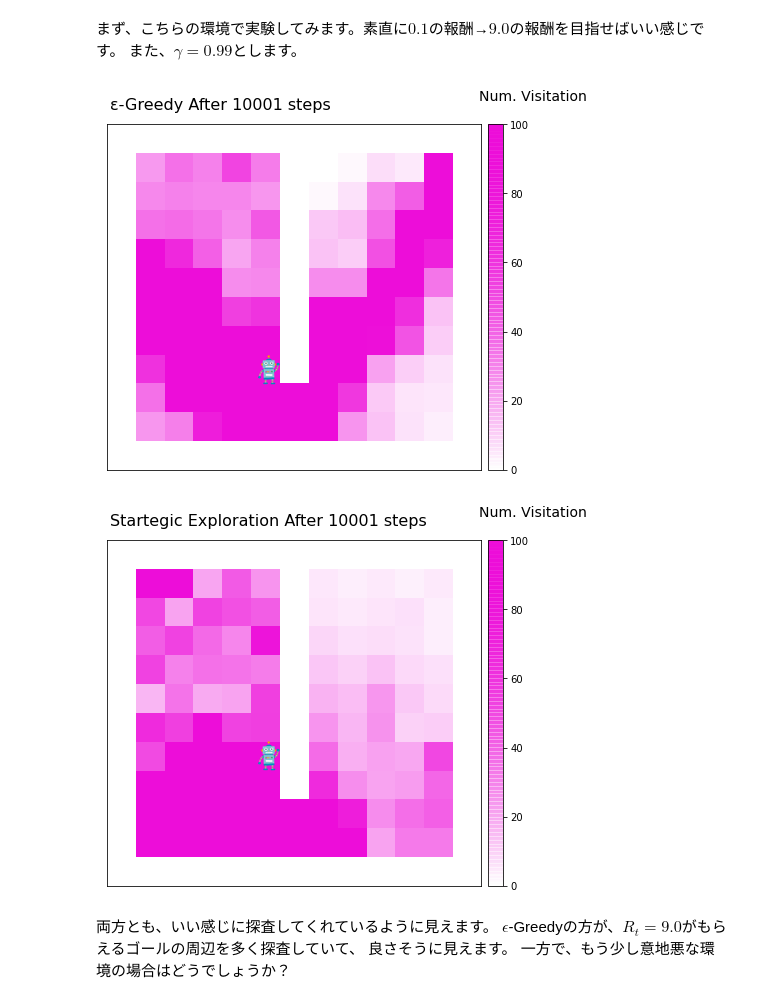
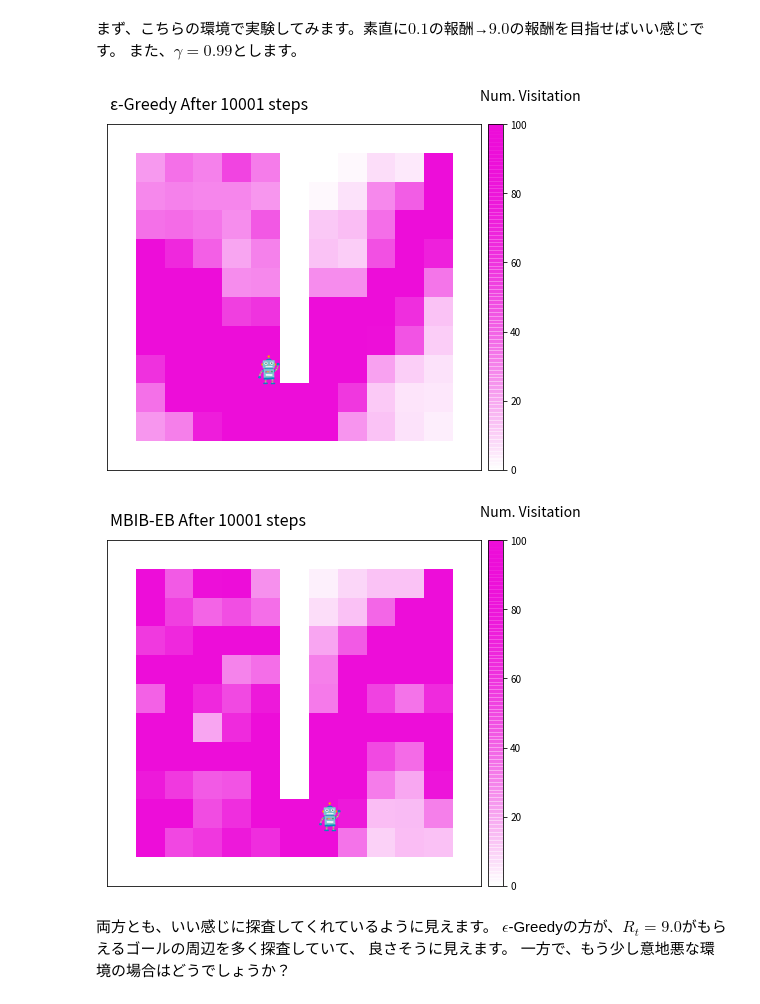
Before and after one commit to kngwyu/rlog, a Jupyter notebook: _notebooks/2020-12-22-understanding-what-makes-rl-difficult.ipynb, the cells around one changed output. Drawn from its saved outputs; the diff is of its cells as text; code cells hidden in the pictures.

Commit message:
Modify the notebook to produce thesis figures

```diff
--- a/_notebooks/2020-12-22-understanding-what-makes-rl-difficult.ipynb
+++ b/_notebooks/2020-12-22-understanding-what-makes-rl-difficult.ipynb
@@ -621,7 +655,7 @@ def plot_piv_heatmap(
     ax.zaxis.set_major_formatter('{x:.01f}')
     ax.set_xlabel(xlabel, fontsize=14)
     ax.set_ylabel(ylabel, fontsize=14)
-    ax.set_zlabel("∑Vπ", fontsize=14, horizontalalignment="right")
+    ax.set_zlabel("J(π)", fontsize=14, horizontalalignment="right")
     ax.set_title(title, fontsize=15)
     return ax
 
@@ -652,17 +702,18 @@ mdp4 = ChainMDP(
 )
 width, height = mdp4.figure_shape()
 fig = plt.figure("MDP4-pi-vis", (width * 1.25, height))
-mdp_ax = fig.add_axes([0.42, 0.0, 1.0, 1.0])
-_ = mdp4.show("MDP4", ax=mdp_ax)
+mdp_ax = fig.add_axes([0.45, 0.0, 1.0, 1.0])
+_ = mdp4.show("J(π)が凹関数にならないMDP", ax=mdp_ax)
 pi_ax = fig.add_axes([0.0, 0.0, 0.4, 1.0], projection="3d")
 initial_pi = np.array([[0.0, 1.0], [0.5, 0.5], [0.5, 0.5], [1.0, 0.0]])
 v_pi_sums = v_pi_sum_2dim(mdp4.r, mdp4.p, 0.95, 1e-4, initial_pi, (1, 2), 24)
-_ = plot_piv_heatmap(v_pi_sums, "θ(1)", "θ(2)", ax=pi_ax)
+_ = plot_piv_heatmap(v_pi_sums / 4, "π(0|1)", "π(0|2)", ax=pi_ax)
 print(
     f"f(θ(1) = 0.0, θ(2) = 0.0): {v_pi_sums[0][0]}\n"
     f"f(θ(1) = 0.5, θ(2) = 0.5): {v_pi_sums[12][12]}\n"
     f"f(θ(1) = 1.0, θ(2) = 1.0): {v_pi_sums[24][24]}"
 )
+fig.savefig("pivis2.png", bbox_inches="tight")
 # %% [output]
 f(θ(1) = 0.0, θ(2) = 0.0): 74.25901721830479
 f(θ(1) = 0.5, θ(2) = 0.5): 72.01388270994806
@@ -871,6 +922,11 @@ class GridMDP:
     def state_index(self, state: Array1) -> int:
         y, x = state
         return y * self.map_array.shape[1] + x
+
+    def idx_to_state(self, idx: int) -> Point:
+        x = idx % self.map_array.shape[1]
+        y = idx // self.map_array.shape[1]
+        return y, x
 
     def _load_agent_img(self, fig_height: float) -> None:
         from io import BytesIO
@@ -1039,6 +1095,7 @@ class VisitationHeatmap:
         ax: Optional[Axes] = None,
         max_visit: int = 1000,
         title: str = "",
+        custom_title: Optional[str] = None,
     ) -> None:
         from matplotlib import colors as mc
         from mpl_toolkits.axes_grid1 import make_axes_locatable
@@ -1070,14 +1127,16 @@ class VisitationHeatmap:
         self.fig.colorbar(self.img, cax=cax, orientation="vertical")
         cax.set_ylabel("Num. Visitation", rotation=0, position=(1.0, 1.1), fontsize=14)
 
+        self.custom_title = custom_title
+        self.agent = None
         self._update_text()
-        self.agent = None
 
     def _update_text(self) -> None:
+        title = f"{self.title} After {self.counter.sum()} steps" if self.custom_title is None else self.custom_title
         self.text = self.ax.text(
             0.1,
             -0.5,
-            f"{self.title} After {self.counter.sum()} steps",
+            title,
             fontsize=16,
         )
 
@@ -1149,7 +1208,8 @@ def simulation(
         else:
             state = next_state
     visitation._draw_agent(mdp._draw_agent)
+    return visitation
 
 
-simulation(grid_mdp1, 1000, lambda _: np.random.randint(4), vis_freq=2)
+_ = simulation(grid_mdp1, 1000, lambda _: np.random.randint(4), vis_freq=2)
 # %% [output]
@@ -1521,41 +1869,43 @@ class MBIB_EB:
             q = r + self.gamma * np.einsum("saS,S->sa", p, v)
             self.pi.fill(0.0)
             for state in range(self.n_states):
-                if v_is_larger_than_mean[state]:
+                if v_is_larger_than_mean[state] and self.random_state.rand() > 0.5:
                     self.pi[state] = 1.0 / self.n_actions
                 else:
                     self.pi[state][q[state].argmax()] = 1.0
             self.n_updates += 1
         else:
             self.sas_count[state, action, next_state] += 1
 
     def act(self, state: int) -> int:
         return self.random_state.choice(self.n_actions, p=self.pi[state])
 
 
 epsg_vi = EpsgApproxVI(grid_mdp3.n_states(), grid_mdp3.n_actions())
-simulation(
+visitation = simulation(
     grid_mdp3,
     10000,
     epsg_vi.act,
     learn=epsg_vi.learn,
     max_visit=100,
     title="ε-Greedy",
     vis_freq=None,
 )
+visitation.fig.savefig("gridmdp1-epsg.png", bbox_inches="tight")
 mbib_eb = MBIB_EB(grid_mdp3.n_states(), grid_mdp3.n_actions())
-simulation(
+visitation = simulation(
     grid_mdp3,
     10000,
     mbib_eb.act,
     learn=mbib_eb.learn,
     max_visit=100,
-    title="Startegic Exploration",
+    title="MBIB-EB",
     vis_freq=None,
 )
+visitation.fig.savefig("gridmdp1-exp.png", bbox_inches="tight")
 # %% [output]
-[figure, old version]
+[figure, new version]
-[figure, old version]
+[figure, new version]
 # %% [markdown]
 両方とも、いい感じに探査してくれているように見えます。
 $\epsilon$-Greedyの方が、$R_t=9.0$がもらえるゴールの周辺を多く探査していて、
```
Also changed, not shown: parts of 38 cells of this notebook.
